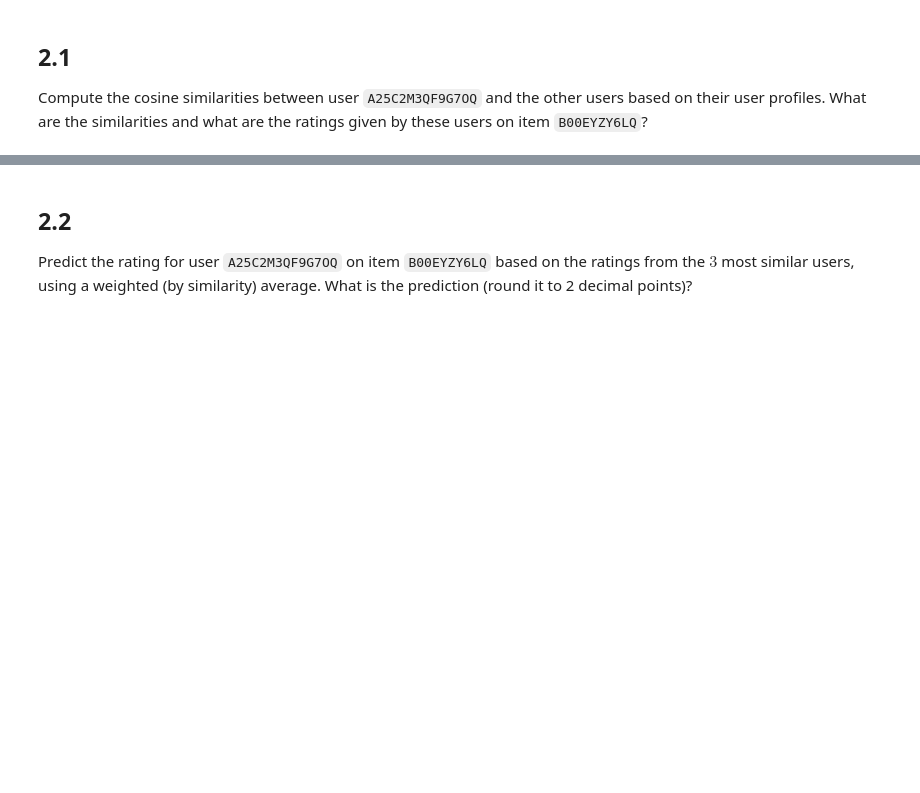
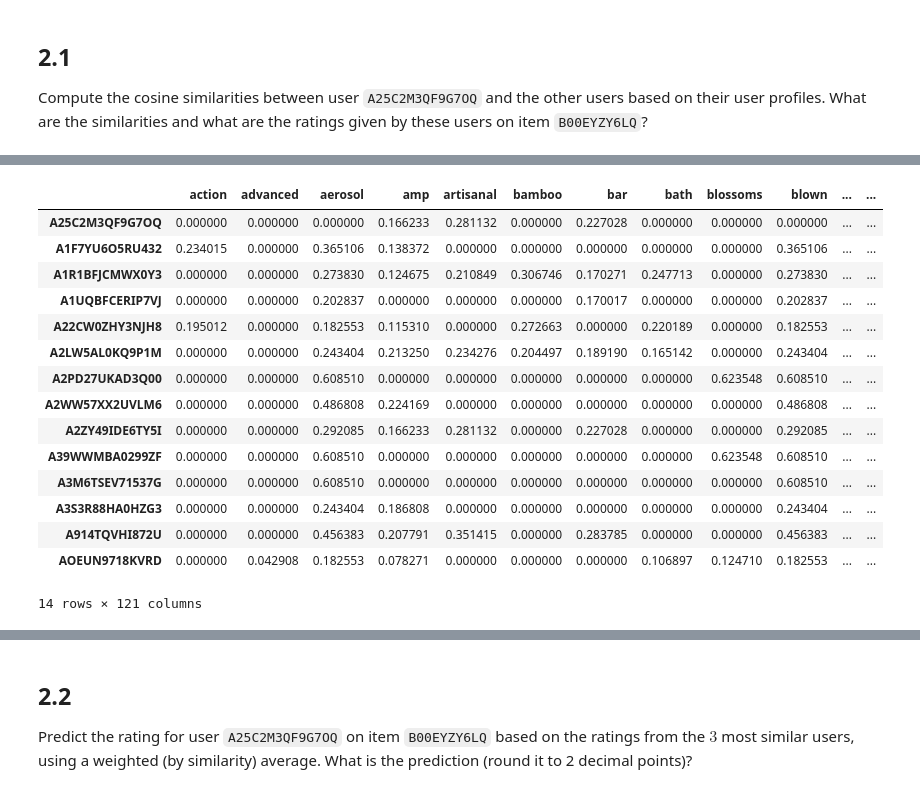
Before and after one commit to danielpenchev98/Web-Recommender-Systems-2025, a Jupyter notebook: week6/Week 11 - Lab Session.ipynb, the cells around one changed output, grey strips where cells are left out. Cells and saved outputs as stored; diff of their text form; code cells hidden in the pictures; blank space fills up the shorter version.

```diff
--- a/week6/Week 11 - Lab Session.ipynb
+++ b/week6/Week 11 - Lab Session.ipynb
@@ -175,0 +165,19 @@ input_users = user_item_matrix[user_item_matrix['B00EYZY6LQ']>0]
+# %%
+user_profiles
+# %% [output]
+|  | action | advanced | aerosol | amp | artisanal | bamboo | bar | bath | blossoms | blown | ... | ... |
+| A25C2M3QF9G7OQ | 0.000000 | 0.000000 | 0.000000 | 0.166233 | 0.281132 | 0.000000 | 0.227028 | 0.000000 | 0.000000 | 0.000000 | ... | ... |
+| A1F7YU6O5RU432 | 0.234015 | 0.000000 | 0.365106 | 0.138372 | 0.000000 | 0.000000 | 0.000000 | 0.000000 | 0.000000 | 0.365106 | ... | ... |
+| A1R1BFJCMWX0Y3 | 0.000000 | 0.000000 | 0.273830 | 0.124675 | 0.210849 | 0.306746 | 0.170271 | 0.247713 | 0.000000 | 0.273830 | ... | ... |
+| A1UQBFCERIP7VJ | 0.000000 | 0.000000 | 0.202837 | 0.000000 | 0.000000 | 0.000000 | 0.170017 | 0.000000 | 0.000000 | 0.202837 | ... | ... |
+| A22CW0ZHY3NJH8 | 0.195012 | 0.000000 | 0.182553 | 0.115310 | 0.000000 | 0.272663 | 0.000000 | 0.220189 | 0.000000 | 0.182553 | ... | ... |
+| A2LW5AL0KQ9P1M | 0.000000 | 0.000000 | 0.243404 | 0.213250 | 0.234276 | 0.204497 | 0.189190 | 0.165142 | 0.000000 | 0.243404 | ... | ... |
+| A2PD27UKAD3Q00 | 0.000000 | 0.000000 | 0.608510 | 0.000000 | 0.000000 | 0.000000 | 0.000000 | 0.000000 | 0.623548 | 0.608510 | ... | ... |
+| A2WW57XX2UVLM6 | 0.000000 | 0.000000 | 0.486808 | 0.224169 | 0.000000 | 0.000000 | 0.000000 | 0.000000 | 0.000000 | 0.486808 | ... | ... |
+| A2ZY49IDE6TY5I | 0.000000 | 0.000000 | 0.292085 | 0.166233 | 0.281132 | 0.000000 | 0.227028 | 0.000000 | 0.000000 | 0.292085 | ... | ... |
+| A39WWMBA0299ZF | 0.000000 | 0.000000 | 0.608510 | 0.000000 | 0.000000 | 0.000000 | 0.000000 | 0.000000 | 0.623548 | 0.608510 | ... | ... |
+| A3M6TSEV71537G | 0.000000 | 0.000000 | 0.608510 | 0.000000 | 0.000000 | 0.000000 | 0.000000 | 0.000000 | 0.000000 | 0.608510 | ... | ... |
+| A3S3R88HA0HZG3 | 0.000000 | 0.000000 | 0.243404 | 0.186808 | 0.000000 | 0.000000 | 0.000000 | 0.000000 | 0.000000 | 0.243404 | ... | ... |
+| A914TQVHI872U | 0.000000 | 0.000000 | 0.456383 | 0.207791 | 0.351415 | 0.000000 | 0.283785 | 0.000000 | 0.000000 | 0.456383 | ... | ... |
+| AOEUN9718KVRD | 0.000000 | 0.042908 | 0.182553 | 0.078271 | 0.000000 | 0.000000 | 0.000000 | 0.106897 | 0.124710 | 0.182553 | ... | ... |
+14 rows × 121 columns
```
Also changed, not shown: parts of 15 cells of this notebook.
